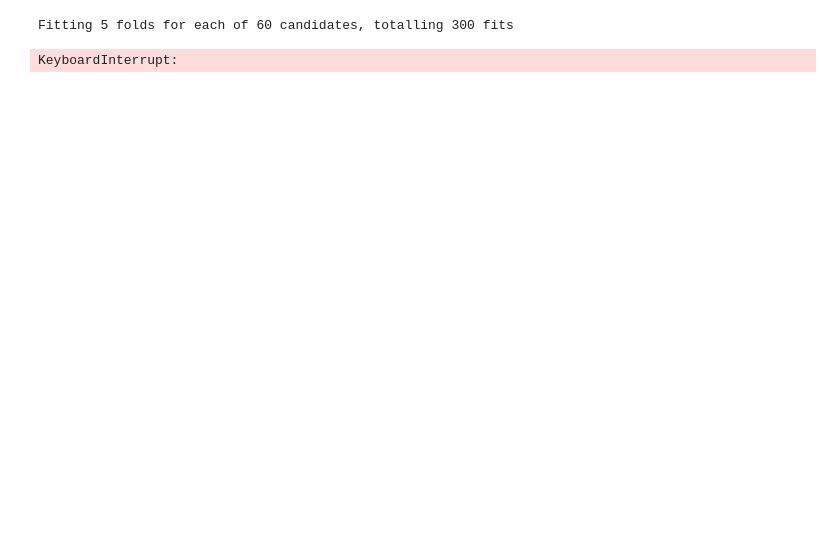
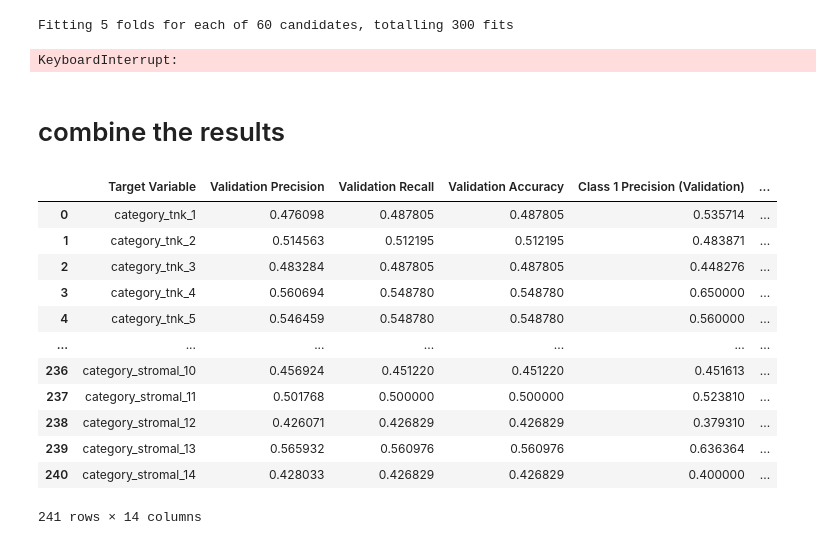
Before and after one commit to pikapika-qiu/CRC_image, a Jupyter notebook: random_forest_result_top100features.ipynb, the cells around one changed output. Cells and saved outputs as stored; diff of their text form; code cells hidden in the pictures; blank space fills up the shorter version.

```diff
--- a/random_forest_result_top100features.ipynb
+++ b/random_forest_result_top100features.ipynb
@@ -254,3 +689,43 @@ Fitting 5 folds for each of 60 candidates, totalling 300 fits
 # %% [output]
 Fitting 5 folds for each of 60 candidates, totalling 300 fits
 KeyboardInterrupt:
+# %% [markdown]
+# combine the results
+# %%
+import pandas as pd
+import glob
+
+# Specify the directory where your files are located
+file_path_pattern = '/home/qiuaodon/Desktop/CRC_image/Best_100_features_Randomforest_90percents/Precision_Recall_Accuracy_100features_part_*.xlsx'
+
+# Use glob to find all matching files
+all_files = glob.glob(file_path_pattern)
+
+# Create an empty list to store DataFrames
+data_frames = []
+
+# Loop through each file and append its DataFrame to the list
+for file in all_files:
+    df = pd.read_excel(file)
+    data_frames.append(df)
+
+# Concatenate all DataFrames
+combined_df = pd.concat(data_frames, ignore_index=True)
+
+# Save the combined DataFrame to a new Excel file
+combined_df.to_excel('/home/qiuaodon/Desktop/CRC_image/Best_100_features_Randomforest_90percents/top_100features_Randomforest_241_targets_90train.xlsx', index=False)
+combined_df
+# %% [output]
+|  | Target Variable | Validation Precision | Validation Recall | Validation Accuracy | Class 1 Precision (Validation) | ... |
+| 0 | category_tnk_1 | 0.476098 | 0.487805 | 0.487805 | 0.535714 | ... |
+| 1 | category_tnk_2 | 0.514563 | 0.512195 | 0.512195 | 0.483871 | ... |
+| 2 | category_tnk_3 | 0.483284 | 0.487805 | 0.487805 | 0.448276 | ... |
+| 3 | category_tnk_4 | 0.560694 | 0.548780 | 0.548780 | 0.650000 | ... |
+| 4 | category_tnk_5 | 0.546459 | 0.548780 | 0.548780 | 0.560000 | ... |
+| ... | ... | ... | ... | ... | ... | ... |
+| 236 | category_stromal_10 | 0.456924 | 0.451220 | 0.451220 | 0.451613 | ... |
+| 237 | category_stromal_11 | 0.501768 | 0.500000 | 0.500000 | 0.523810 | ... |
+| 238 | category_stromal_12 | 0.426071 | 0.426829 | 0.426829 | 0.379310 | ... |
+| 239 | category_stromal_13 | 0.565932 | 0.560976 | 0.560976 | 0.636364 | ... |
+| 240 | category_stromal_14 | 0.428033 | 0.426829 | 0.426829 | 0.400000 | ... |
+241 rows × 14 columns
```
Also changed, not shown: parts of 10 cells of this notebook, 21 other files.
